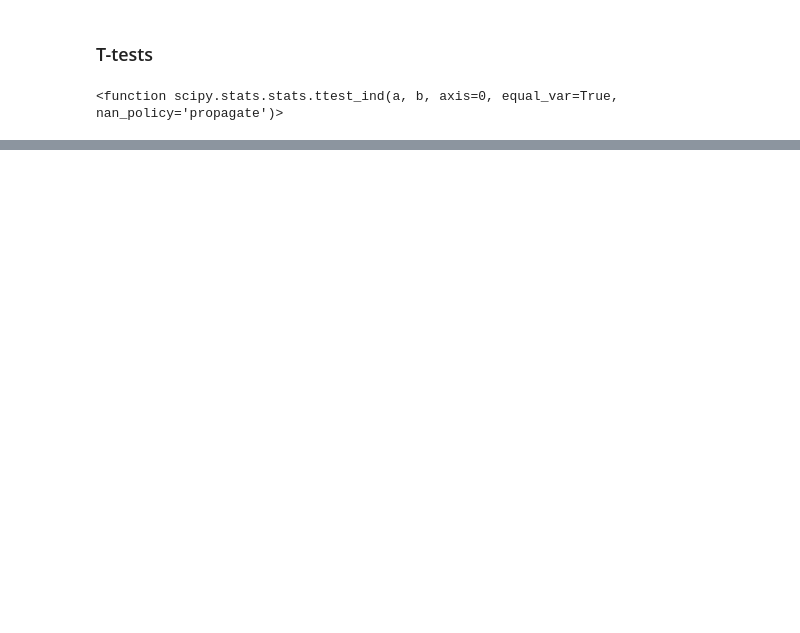
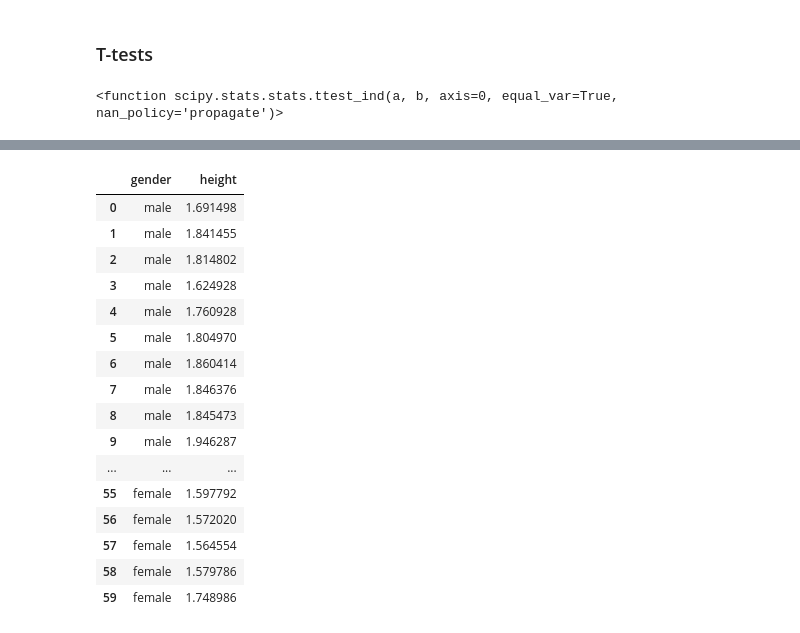
Before and after one commit to Datagatherer2357/jupyter-example, a Jupyter notebook: T-tests.ipynb, the cells around one changed output, grey strips where cells are left out. Cells and saved outputs as stored; diff of their text form; code cells hidden in the pictures; blank space fills up the shorter version.

```diff
--- a/T-tests.ipynb
+++ b/T-tests.ipynb
@@ -38,0 +85,20 @@ Ttest_indResult(statistic=6.9381510001116515, pvalue=3.7228364855374737e-09)
+# %%
+df
+# %% [output]
+|  | gender | height |
+| 0 | male | 1.691498 |
+| 1 | male | 1.841455 |
+| 2 | male | 1.814802 |
+| 3 | male | 1.624928 |
+| 4 | male | 1.760928 |
+| 5 | male | 1.804970 |
+| 6 | male | 1.860414 |
+| 7 | male | 1.846376 |
+| 8 | male | 1.845473 |
+| 9 | male | 1.946287 |
+| ... | ... | ... |
+| 55 | female | 1.597792 |
+| 56 | female | 1.572020 |
+| 57 | female | 1.564554 |
+| 58 | female | 1.579786 |
+| 59 | female | 1.748986 |
```
Also changed, not shown: parts of 16 cells of this notebook.
